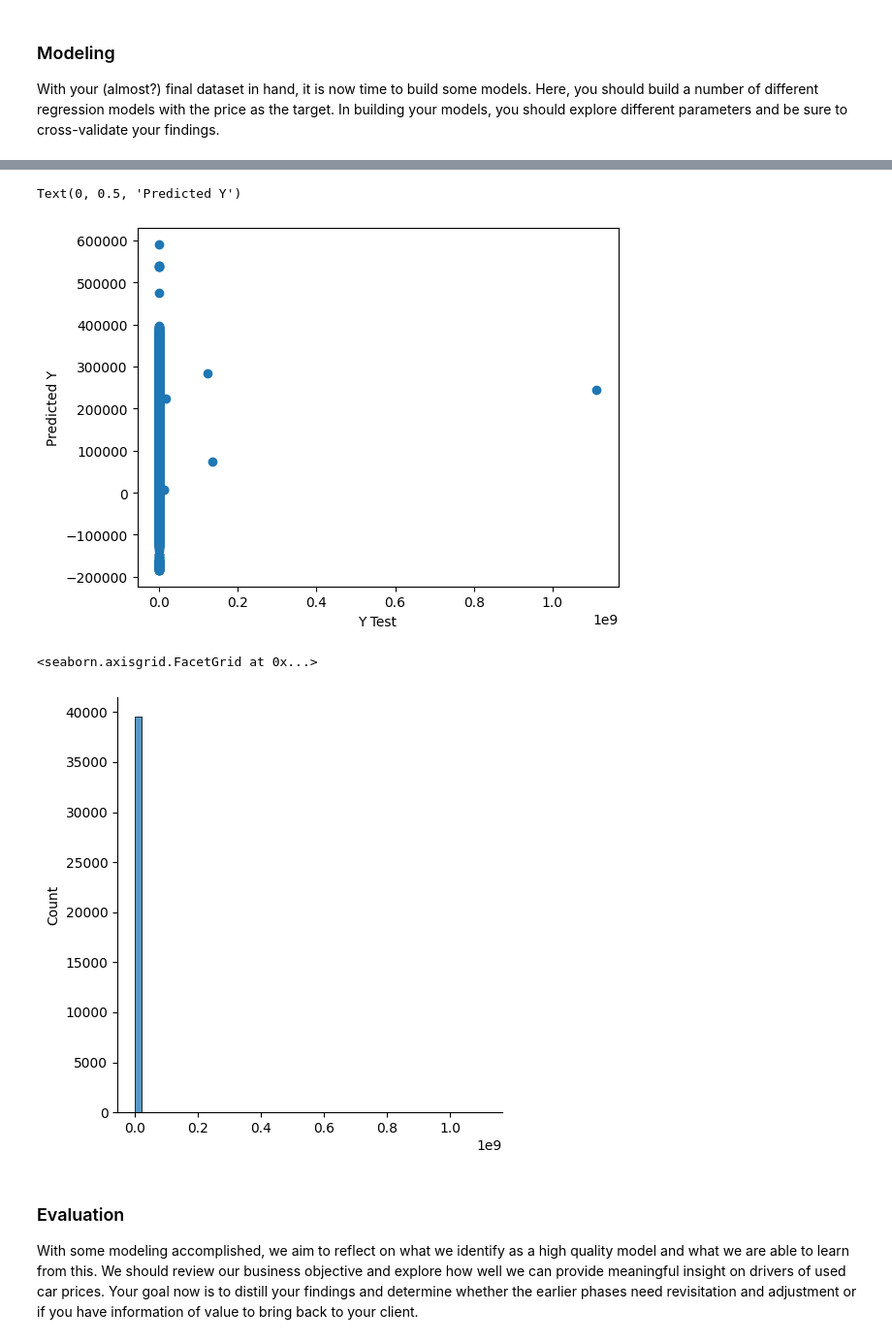
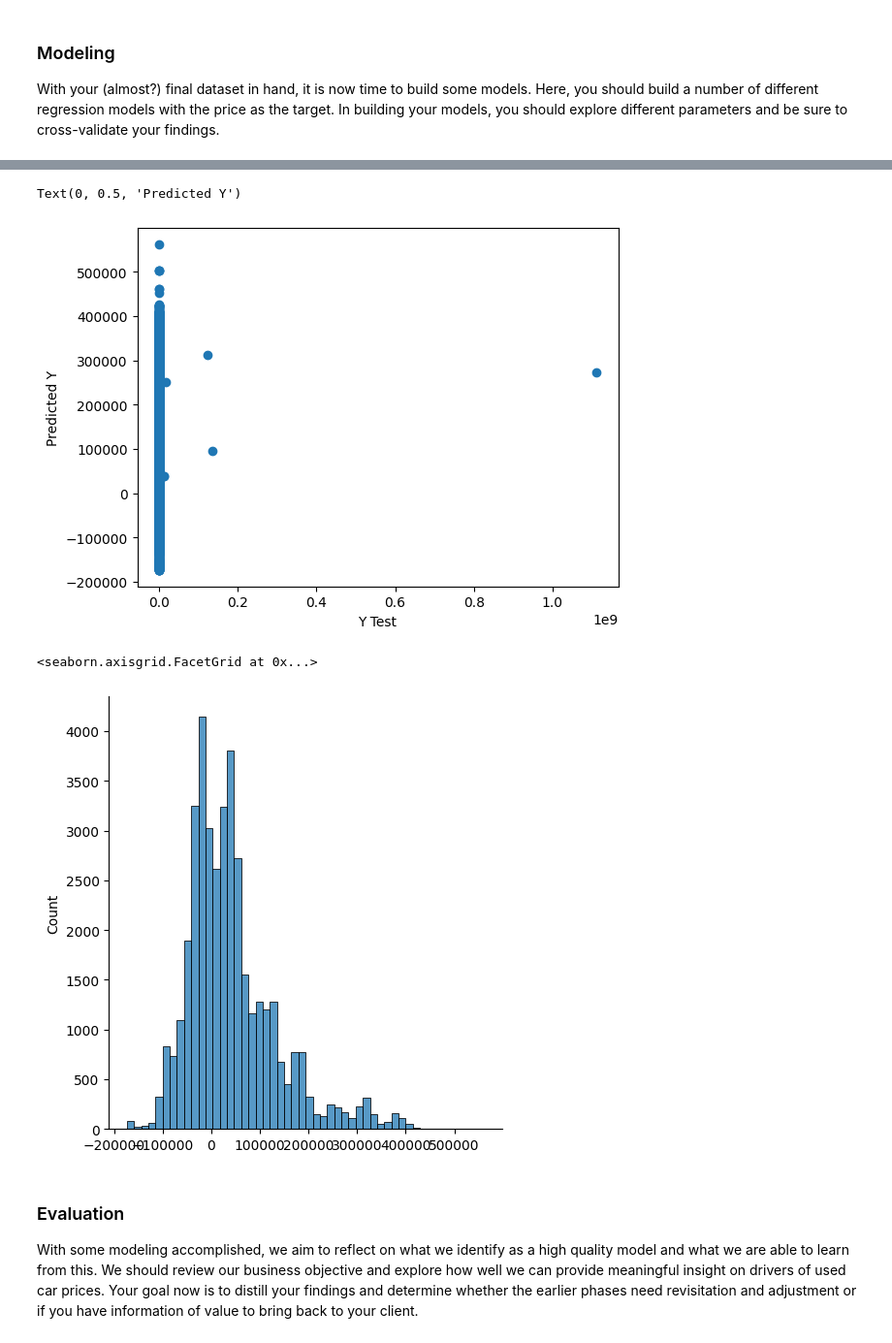
Before and after one commit to rvadavia/Assignment--11, a Jupyter notebook: UsedCraAIML.ipynb, the cells around one changed output, grey strips where cells are left out. Shown at 97% size. Drawn from its saved outputs; the diff is of its cells as text; code cells hidden in the pictures.

```diff
--- a/UsedCraAIML.ipynb
+++ b/UsedCraAIML.ipynb
@@ -301,3 +250,9 @@ UsedCar_data_r2 = UsedCar_data_r2.join(one_hot)
 one_hot = pd.get_dummies(UsedCar_data_r2['cylinders'])
 UsedCar_data_r2 = UsedCar_data_r2.drop('cylinders',axis = 1)
 UsedCar_data_r2 = UsedCar_data_r2.join(one_hot)
+# %%
+#UsedCar_data_r2['size'] = UsedCar_data_r2['size'].replace('other','other_size')
+
+one_hot = pd.get_dummies(UsedCar_data_r2['size'])
+UsedCar_data_r2 = UsedCar_data_r2.drop('size',axis = 1)
+UsedCar_data_r2 = UsedCar_data_r2.join(one_hot)
@@ -399,12 +369,13 @@ plt.xlabel('Y Test')
 plt.ylabel('Predicted Y')
 # %% [output]
 Text(0, 0.5, 'Predicted Y')
-[figure, old version]
+[figure, new version]
 # %%
-sns.displot((y_test-y_predict), bins = 50)
+
+sns.displot((y_predict), bins = 50)
 # %% [output]
 <seaborn.axisgrid.FacetGrid at 0x...>
-[figure, old version]
+[figure, new version]
 # %% [markdown]
 ### Evaluation
 
```
Also changed, not shown: parts of 14 cells of this notebook, 3 other files.
